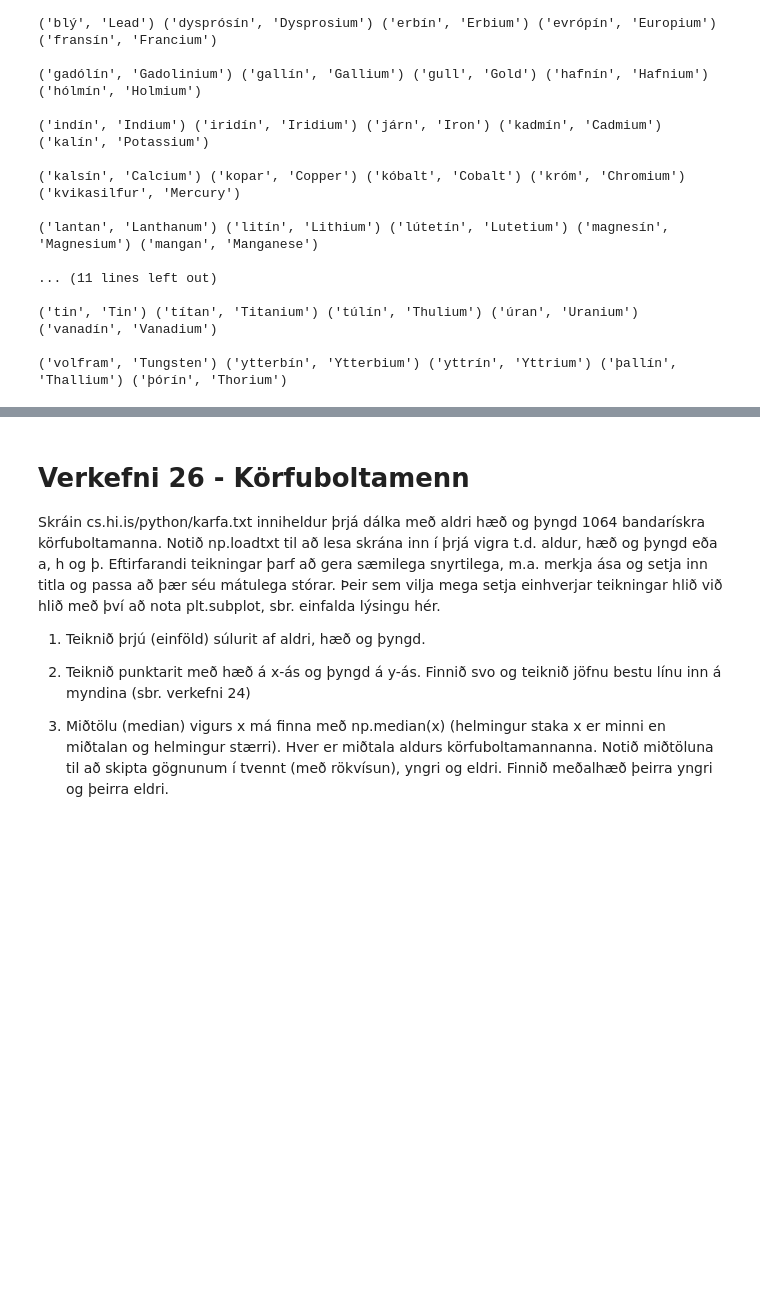
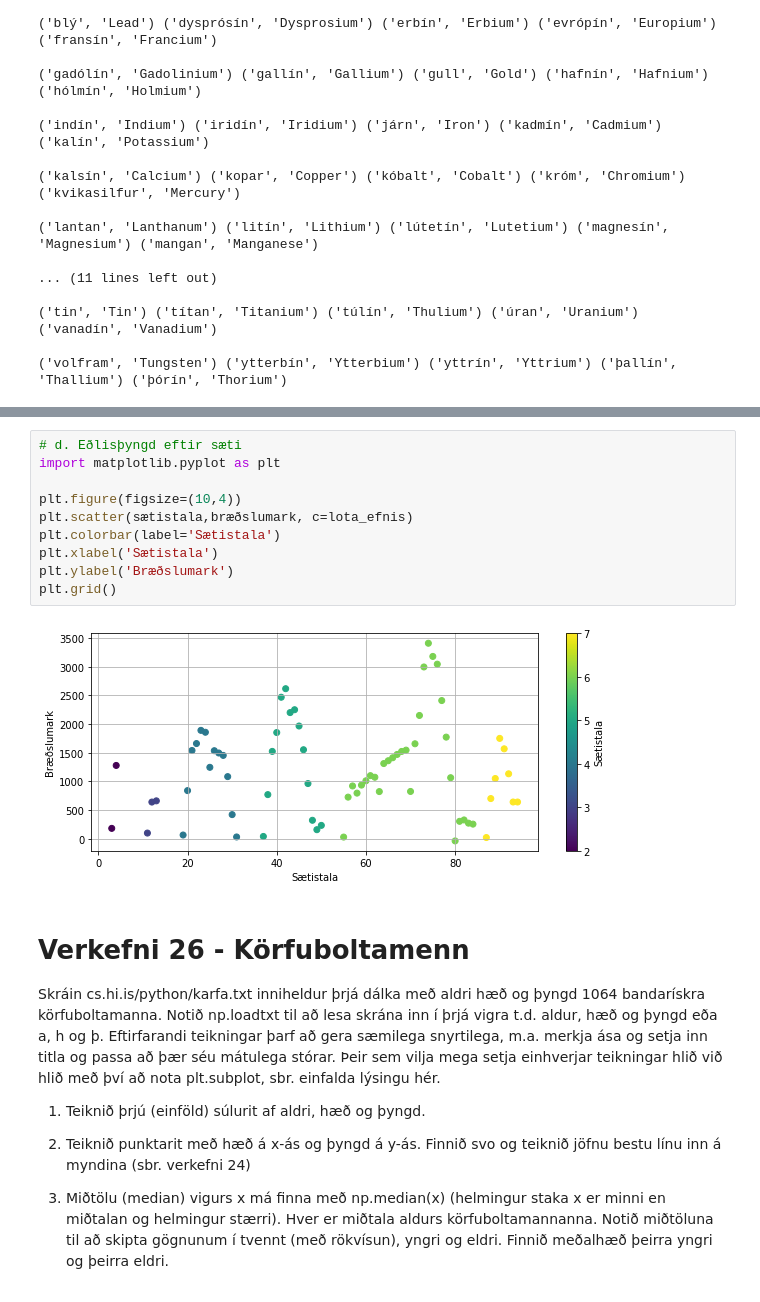
Before and after one commit to SvanaBirgis/Reiknifraedi, a Jupyter notebook: Skilaverkefni/S6.ipynb, the cells around one changed output, grey strips where cells are left out. Drawn from its saved outputs; the diff is of its cells as text; blank space fills up the shorter version.

```diff
--- a/Skilaverkefni/S6.ipynb
+++ b/Skilaverkefni/S6.ipynb
@@ -162,3 +166,15 @@ plt.grid()
+# %%
+# d. Eðlisþyngd eftir sæti
+import matplotlib.pyplot as plt
+
+plt.figure(figsize=(10,4))
+plt.scatter(sætistala,bræðslumark, c=lota_efnis)
+plt.colorbar(label='Sætistala')
+plt.xlabel('Sætistala')
+plt.ylabel('Bræðslumark')
+plt.grid()
+# %% [output]
+[figure, added]
 # %% [markdown]
 # Verkefni 26 - Körfuboltamenn
 
```
Also changed, not shown: parts of 4 cells of this notebook.
